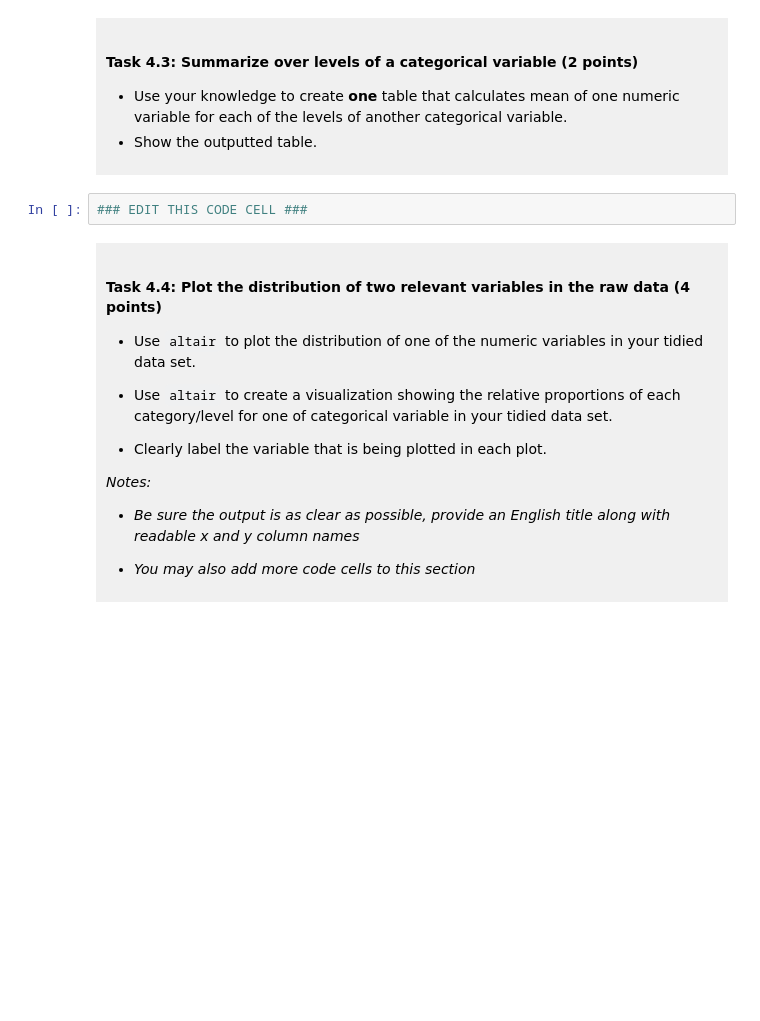
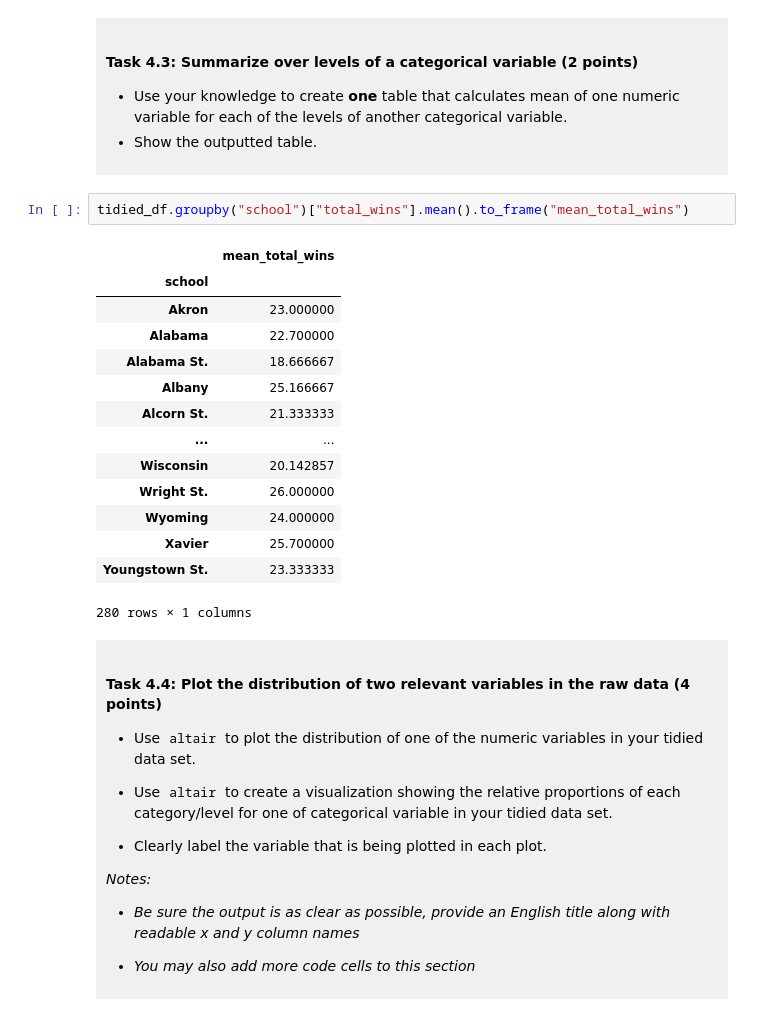
Before and after one commit to mdhali12/dsci-100-project-Manav_Dhaliwal, a Jupyter notebook: dsci-100-project-notebook.ipynb, the cells around one changed output. Drawn from its saved outputs; the diff is of its cells as text; blank space fills up the shorter version.

```diff
--- a/dsci-100-project-notebook.ipynb
+++ b/dsci-100-project-notebook.ipynb
@@ -260,7 +272,22 @@ You will refine your research question (if needed) and produce a tidy data set.
 - Show the outputted table.
 </div>
 # %%
-### EDIT THIS CODE CELL ###
+tidied_df.groupby("school")["total_wins"].mean().to_frame("mean_total_wins")
+# %% [output]
+|  | mean_total_wins |
+| school |  |
+| Akron | 23.000000 |
+| Alabama | 22.700000 |
+| Alabama St. | 18.666667 |
+| Albany | 25.166667 |
+| Alcorn St. | 21.333333 |
+| ... | ... |
+| Wisconsin | 20.142857 |
+| Wright St. | 26.000000 |
+| Wyoming | 24.000000 |
+| Xavier | 25.700000 |
+| Youngstown St. | 23.333333 |
+280 rows × 1 columns
 # %% [markdown]
 <div style="background-color: #f0f0f0; padding: 10px;">
 
```
Also changed, not shown: parts of 9 cells of this notebook.
